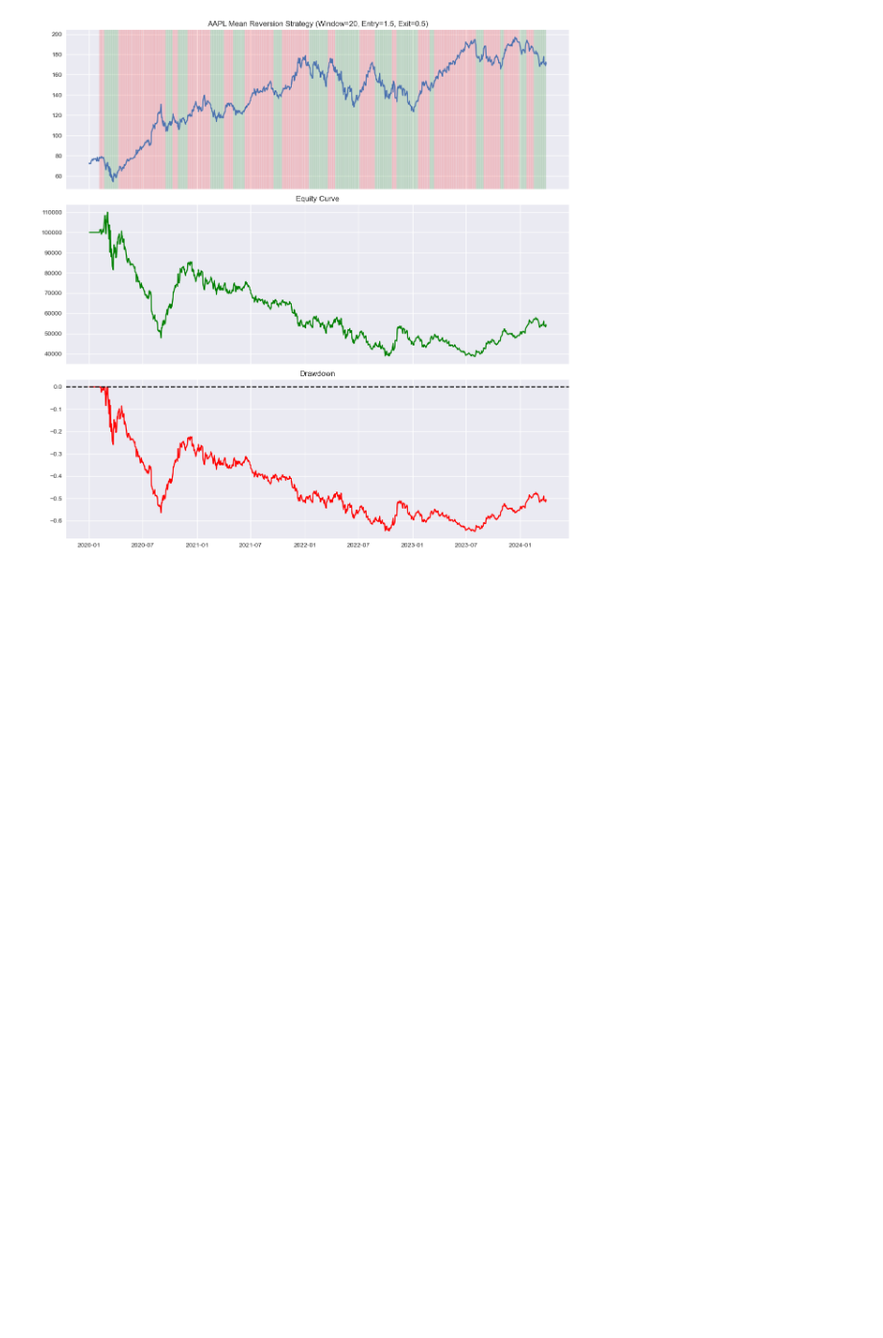
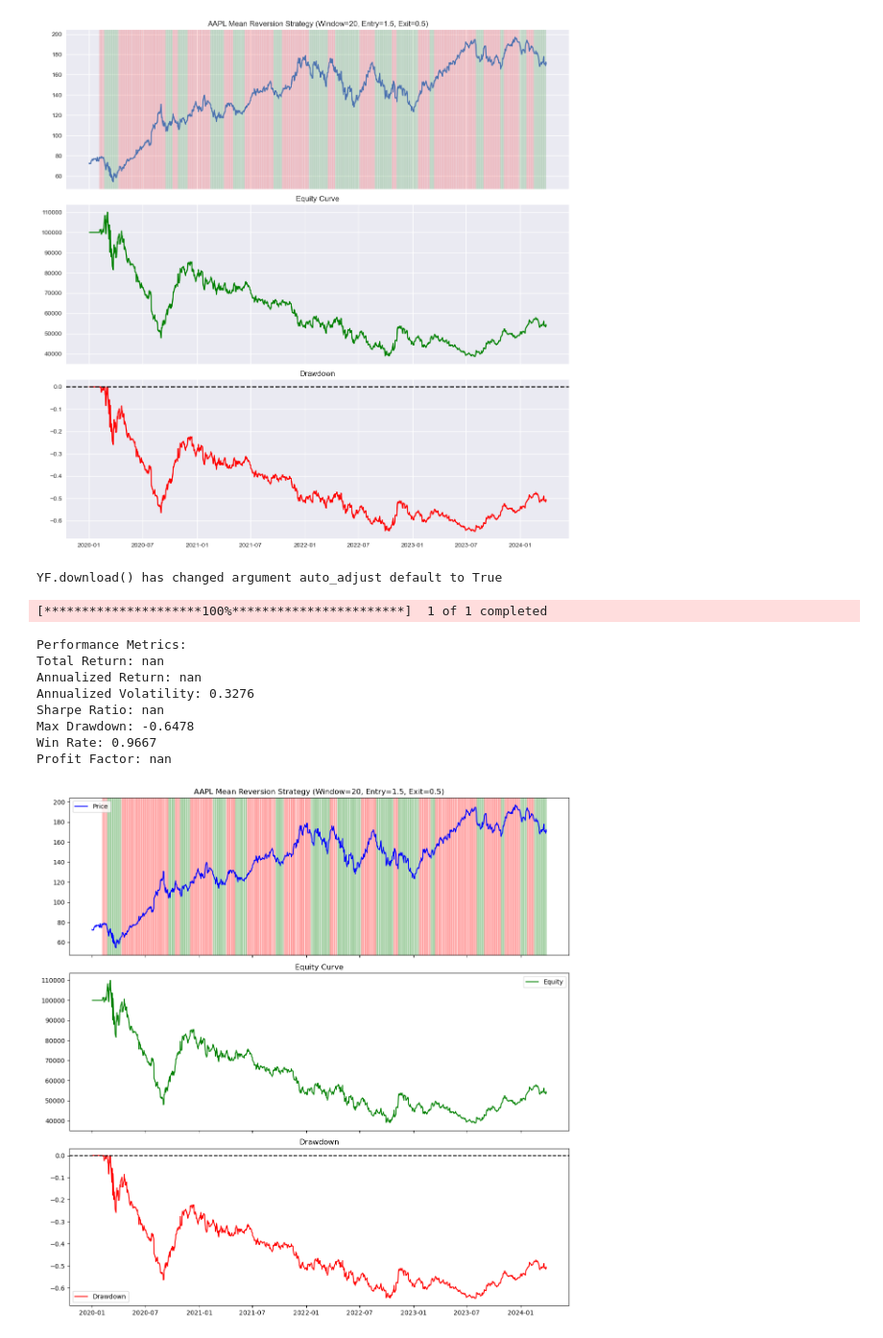
Before and after one commit to gk408829/finance_model_practice, a Jupyter notebook: mean_reversion_strategy/main.ipynb, the cells around one changed output. Shown: that part at 96% size. Cells and saved outputs as stored; diff of their text form; code cells hidden in the pictures; blank space fills up the shorter version.

```diff
--- a/mean_reversion_strategy/main.ipynb
+++ b/mean_reversion_strategy/main.ipynb
@@ -212,0 +351,55 @@ Profit Factor: inf
+# %%
+def main():
+    """Main execution function"""
+    try:
+        # Parameters
+        ticker = 'AAPL'
+        start_date = '2020-01-01'
+        end_date = '2024-03-31'
+        window = 20
+        entry_threshold = 1.5
+        exit_threshold = 0.5
+
+        # Fetch data
+        price_data = fetch_price_data(ticker, start_date, end_date)
+        if price_data is None or price_data.empty:
+            print("No data retrieved - check your ticker and date range")
+            return
+
+        close_prices = price_data['Close']
+        if isinstance(close_prices, pd.DataFrame):
+            close_prices = close_prices.squeeze()
+        elif not isinstance(close_prices, pd.Series):
+            close_prices = pd.Series(close_prices.squeeze()) if hasattr(close_prices, 'squeeze') else pd.Series(close_prices)
+
+        z_score = calculate_z_score(close_prices, window)
+        signals = mean_reversion_signal(z_score, entry_threshold, exit_threshold)
+        backtest = backtest_strategy(price_data, signals)
+        metrics = calculate_performance_metrics(backtest)
+
+        print("\nPerformance Metrics:")
+        for k, v in metrics.items():
+            print(f"{k}: {v:.4f}" if isinstance(v, (int, float, np.float64)) else f"{k}: {v}")
+
+        fig = plot_backtest_results(backtest, ticker, window, entry_threshold, exit_threshold)
+        plt.show()
+
+    except Exception as e:
+        print(f"Error in main execution: {e}")
+        import traceback
+        traceback.print_exc()
+# %%
+if __name__ == "__main__":
+    main()
+# %% [output]
+YF.download() has changed argument auto_adjust default to True
+[*********************100%***********************]  1 of 1 completed
+Performance Metrics:
+Total Return: nan
+Annualized Return: nan
+Annualized Volatility: 0.3276
+Sharpe Ratio: nan
+Max Drawdown: -0.6478
+Win Rate: 0.9667
+Profit Factor: nan
+[figure, added]
```
Also changed, not shown: parts of 7 cells of this notebook.
